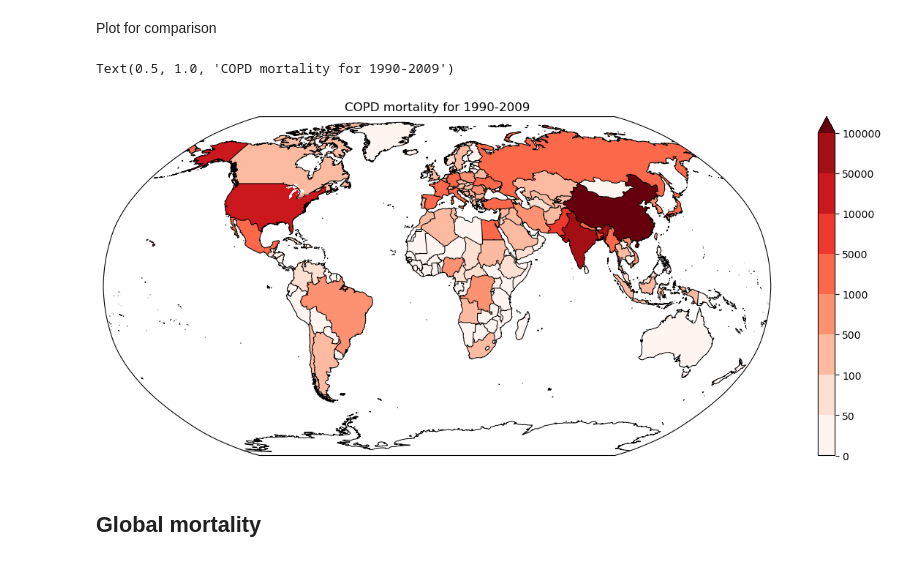
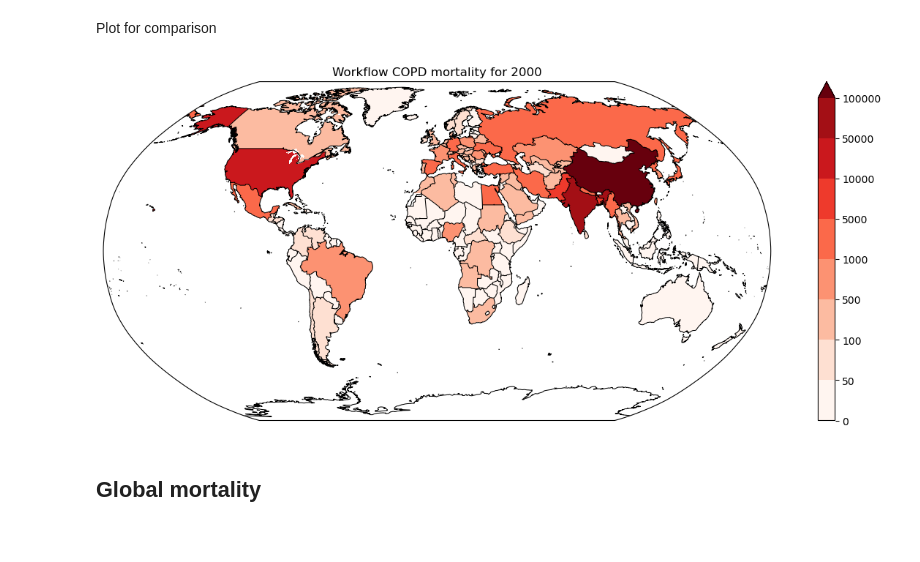
Before and after one commit to awells96/AQ_mortality_workflow, a Jupyter notebook: processing/mortality/ozone/Verify.ipynb, the cells around one changed output. Cells and saved outputs as stored; diff of their text form; code cells hidden in the pictures.

Commit message:
add verification step for ozone mortality calculation using year 2000

```diff
--- a/processing/mortality/ozone/Verify.ipynb
+++ b/processing/mortality/ozone/Verify.ipynb
@@ -19,32 +19,33 @@ from matplotlib.gridspec import GridSpec
 # %%
 # === Path config ===
 BMR_DIR = require_dir(pathlib.Path(config.WORK_ROOT) / "BMR")
-POP_DIR = require_dir(pathlib.Path(config.WORK_ROOT) / "SSP_pop" / "SSP2")
+POP_DIR = require_dir(pathlib.Path(config.WORK_ROOT) / "WorldPop")
 MASK_DIR = require_dir(pathlib.Path(config.WORK_ROOT) / "BMR" / "masks" / "country")
 O3_DIR = require_dir(pathlib.Path(config.WORK_ROOT) / "O3_obs")
 TMREL_DIR = require_dir(pathlib.Path(config.SCRATCH_ROOT) / "TMREL")
 BETA_DIR = require_dir(pathlib.Path(config.SCRATCH_ROOT) / "beta_ozone")
-BMR_SCRATCH_DIR = require_dir(pathlib.Path(config.SCRATCH_ROOT) / "BMR_ozone")
+BMR_SCRATCH_DIR = require_dir(pathlib.Path(config.SCRATCH_ROOT) / "BMR")
+SAVE_DIR = require_dir(pathlib.Path(config.PLOTTING_ROOT) / "example_workflow")
 # %%
 # For file names
 GBD_version = "GBD23"
 # %%
 # === Load data ===
-bmr_file = f"{GBD_version}_BMR_Global_Country_Map_COPD_1990-2009.nc"
+bmr_file = f"{GBD_version}_BMR_Global_Country_Map_COPD_2000.nc"
 bmr_path = os.path.join(BMR_DIR, bmr_file)
 BMR = xr.open_dataarray(bmr_path)
 
-pop_file = "ssp2_coarse_grid_annual_2000-2100.nc"
+# Using the population dataset the GBD uses for the year 2000
+pop_file = "worldpop_2000_coarse_grid.nc"
 pop_path = os.path.join(POP_DIR, pop_file)
-population = xr.open_dataarray(pop_path)
-# Calculate average across the "baseline" period
-pop_2000 = population.sel(year=slice("1990", "2009")).mean("year")
+population = xr.open_dataset(pop_path)
+pop_2000 = population["population"]
 
 o3_file = "Delang_BME_OSDMA8_1990_2017.nc"
 o3_path = os.path.join(O3_DIR, o3_file)
 o3 = xr.open_dataset(o3_path)["ozone"]
-# Calculate average across the "baseline" period
-o3_2000 = o3.sel(year=slice("1990", "2009")).mean("year")
+# Select the year 2000
+o3_2000 = o3.sel(year="2000")
 o3_2000 = standardise_latlon(o3_2000)
 
 in_file = "GBD_Country_Masks_0.10.nc"
@@ -53,12 +54,9 @@ country_mask = xr.open_dataarray(in_path)
 # %%
 # Adjust indices to match (with small tolerance)
 # e.g., max 1e-7 km distance
-o3_2000 = o3_2000.reindex_like(BMR, method="nearest", tolerance=1e-9,
+o3_2000 = o3_2000.reindex_like(BMR, method="nearest", tolerance=1e-2,
                                fill_value=0)
-pop_2000 = pop_2000.reindex_like(BMR, method="nearest", tolerance=1e-9)
-
-# Flag if any nans present (i.e. reindex was out of tolerance distance)
-assert not pop_2000.isnull().any()
+pop_2000 = pop_2000.reindex_like(BMR, method="nearest", tolerance=1e-2)
 # %% [markdown]
 ## Gridpoint and country level mortality
 # %% [markdown]
@@ -98,31 +95,36 @@ mortality_country = xr.concat(
 )
 # %% [markdown]
 Plot for comparison
+# %%
+plot_worflow = land_filter(create_global_country_map(mortality_country, MASK_DIR))
 # %%
 fig = plt.figure(figsize=autosize_figure(1, 1, xscale_factor=2))
 gs = GridSpec(1, 1)  # rows, columns
 
 projection = ccrs.Robinson()
 crs = ccrs.PlateCarree()
 
 col_map = plt.get_cmap('Reds')
 
 country_borders = cfeature.NaturalEarthFeature(
     category='cultural',
     name='admin_0_boundary_lines_land',
     scale='50m',
     facecolor='none')
 
 
 # First panel
 ax = fig.add_subplot(gs[0, 0], projection=projection, frameon=True)
-land_filter(create_global_country_map(mortality_country, MASK_DIR)).plot(transform=ccrs.PlateCarree(), cmap=col_map, levels=[0, 50, 100, 500, 1000, 5000, 10000, 50000, 100000])
+plot_worflow.plot(transform=ccrs.PlateCarree(), cmap=col_map, levels=[0, 50, 100, 500, 1000, 5000, 10000, 50000, 100000])
 ax.coastlines(resolution="50m", linewidth=0.75)
 ax.add_feature(country_borders, edgecolor='k', linewidth=0.75)
-plt.title("COPD mortality for 1990-2009")
+plt.title("Workflow COPD mortality for 2000")
+
+out_file = "Workflow_COPD_ozone_mortality_2000.png"
+out_path = os.path.join(SAVE_DIR, out_file)
+plt.savefig(out_path, dpi=300)
 # %% [output]
-Text(0.5, 1.0, 'COPD mortality for 1990-2009')
-[figure, old version]
+[figure, new version]
 # %% [markdown]
 ## Global mortality
 # %%
```
Also changed, not shown: parts of 5 cells of this notebook.
